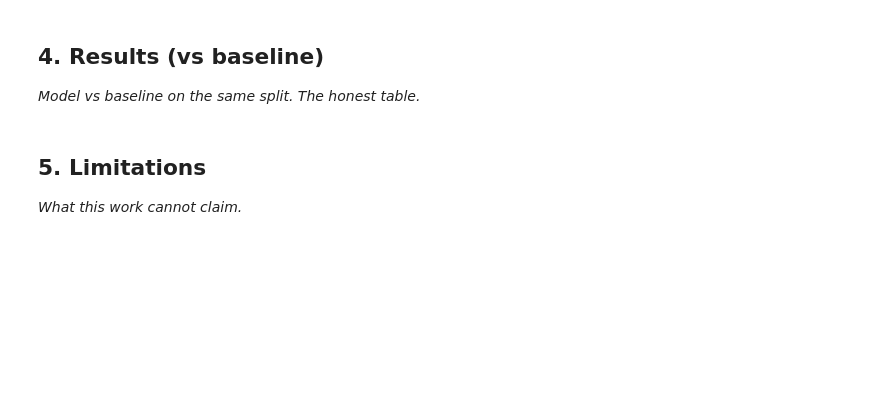
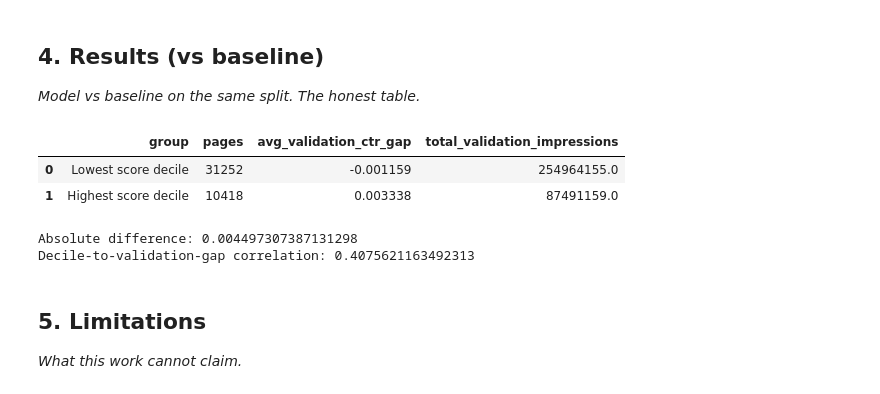
Before and after one commit to abiodunadesesan/FlyRank-ml-Internship-, a Jupyter notebook: work/notebooks/capstone.ipynb, the cells around one changed output. Saved outputs shown, nothing was run; the diff lists cells and outputs as text; code cells hidden in the pictures; blank space fills up the shorter version.

```diff
--- a/work/notebooks/capstone.ipynb
+++ b/work/notebooks/capstone.ipynb
@@ -1715,6 +1715,45 @@ Monitoring table: True
 ## 4. Results (vs baseline)
 
 *Model vs baseline on the same split. The honest table.*
+# %%
+# Section 4: Results vs baseline
+
+top_decile = (
+    model_dataset[model_dataset["score_decile"] == model_dataset["score_decile"].max()]
+)
+
+bottom_decile = (
+    model_dataset[model_dataset["score_decile"] == model_dataset["score_decile"].min()]
+)
+
+top_gap = top_decile["validation_ctr_gap"].mean()
+bottom_gap = bottom_decile["validation_ctr_gap"].mean()
+
+results_table = pd.DataFrame({
+    "group": ["Lowest score decile", "Highest score decile"],
+    "pages": [len(bottom_decile), len(top_decile)],
+    "avg_validation_ctr_gap": [bottom_gap, top_gap],
+    "total_validation_impressions": [
+        bottom_decile["validation_impressions"].sum(),
+        top_decile["validation_impressions"].sum()
+    ]
+})
+
+display(results_table)
+
+print("Absolute difference:", top_gap - bottom_gap)
+print(
+    "Decile-to-validation-gap correlation:",
+    model_dataset["score_decile"].corr(
+        model_dataset["validation_ctr_gap"]
+    )
+)
+# %% [output]
+|  | group | pages | avg_validation_ctr_gap | total_validation_impressions |
+| 0 | Lowest score decile | 31252 | -0.001159 | 254964155.0 |
+| 1 | Highest score decile | 10418 | 0.003338 | 87491159.0 |
+Absolute difference: 0.004497307387131298
+Decile-to-validation-gap correlation: 0.4075621163492313
 # %% [markdown]
 ## 5. Limitations
 
```
Also changed, not shown: parts of 8 cells of this notebook.
